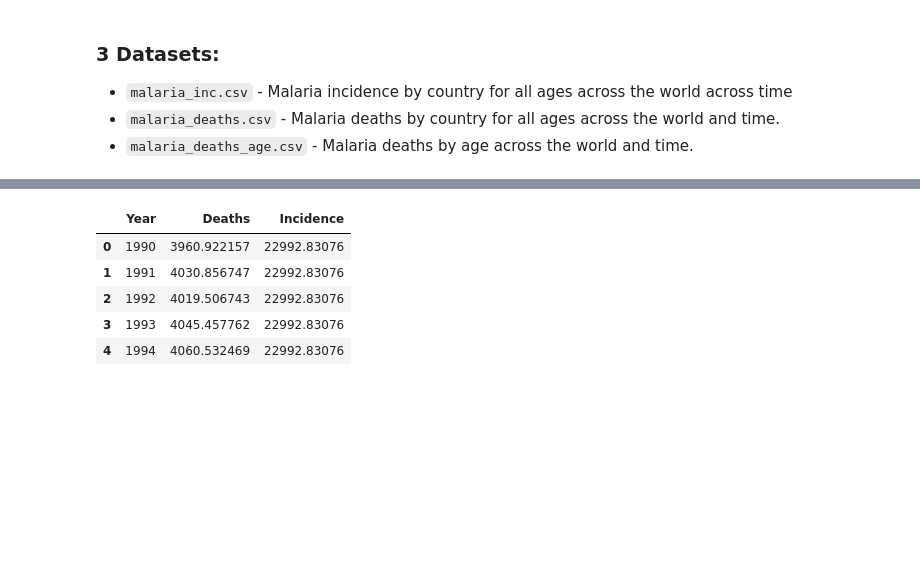
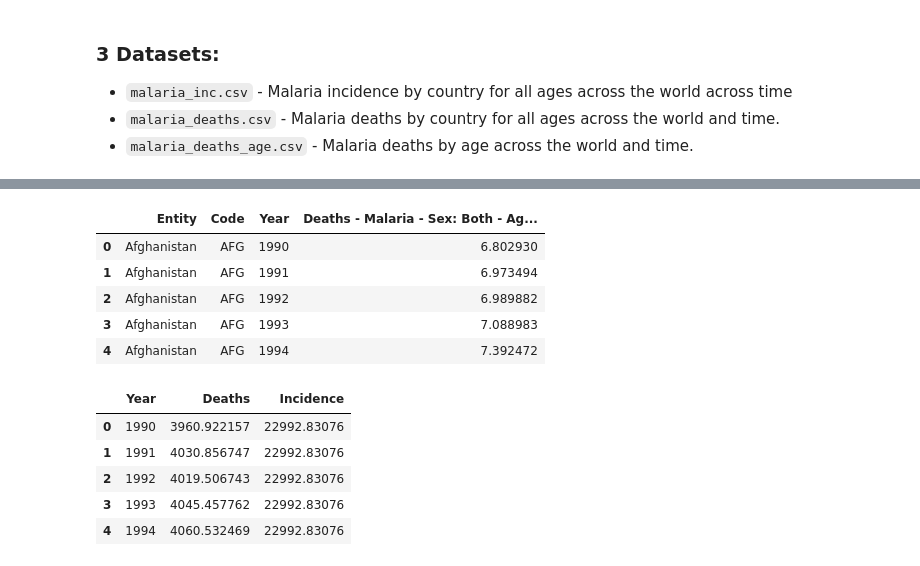
Before and after one commit to jenniesun/biostats-blog, a Jupyter notebook: assignment3.ipynb, the cells around one changed output, grey strips where cells are left out. Cells and saved outputs as stored; diff of their text form; code cells hidden in the pictures; blank space fills up the shorter version.

```diff
--- a/assignment3.ipynb
+++ b/assignment3.ipynb
@@ -28 +37,10 @@ malaria_deaths_age = pd.read_csv("./malaria_deaths_age.csv", index_col=0)
+# %%
+malaria_deaths.head()
+# %% [output]
+|  | Entity | Code | Year | Deaths - Malaria - Sex: Both - Ag... |
+| 0 | Afghanistan | AFG | 1990 | 6.802930 |
+| 1 | Afghanistan | AFG | 1991 | 6.973494 |
+| 2 | Afghanistan | AFG | 1992 | 6.989882 |
+| 3 | Afghanistan | AFG | 1993 | 7.088983 |
+| 4 | Afghanistan | AFG | 1994 | 7.392472 |
 # %%
```
Also changed, not shown: parts of 4 cells of this notebook.
